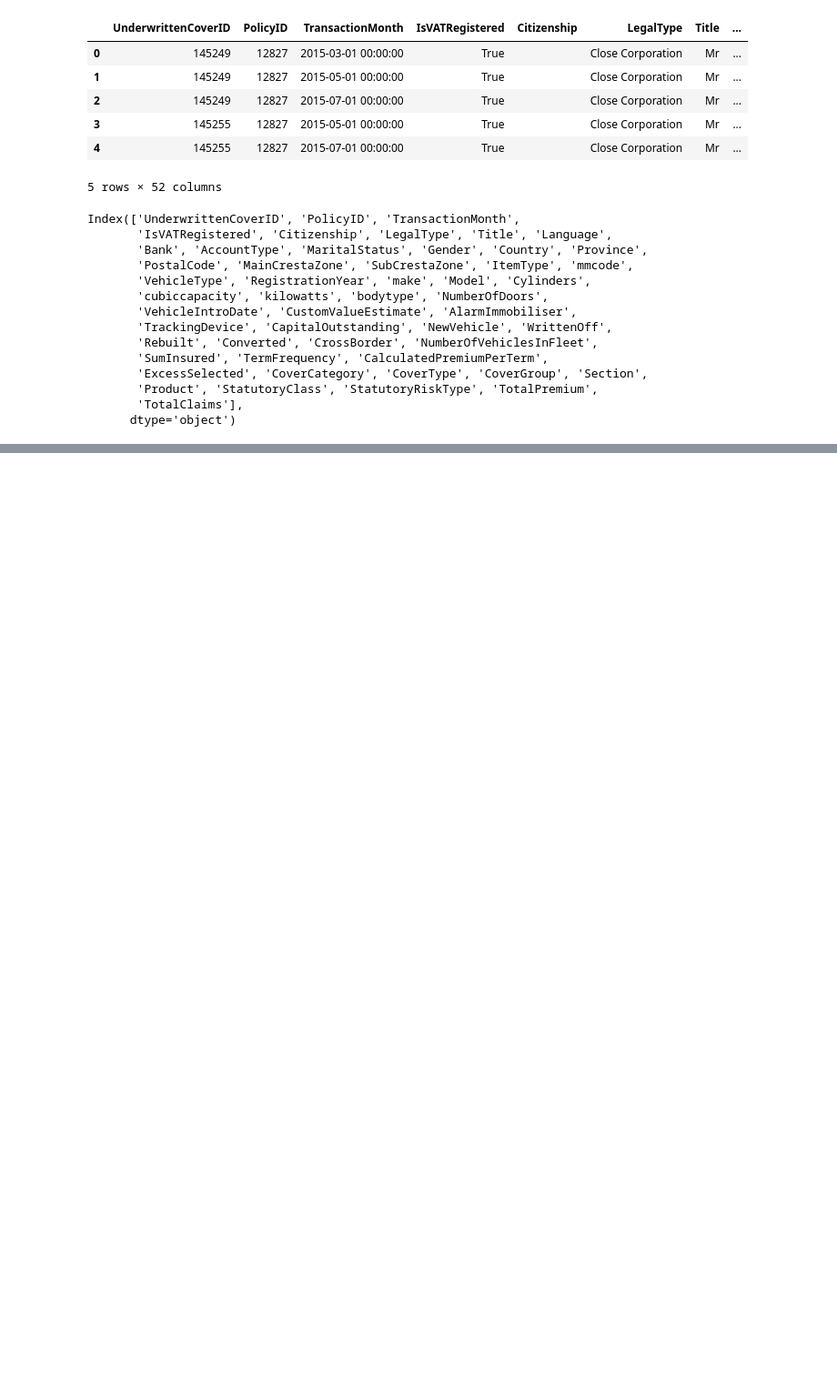
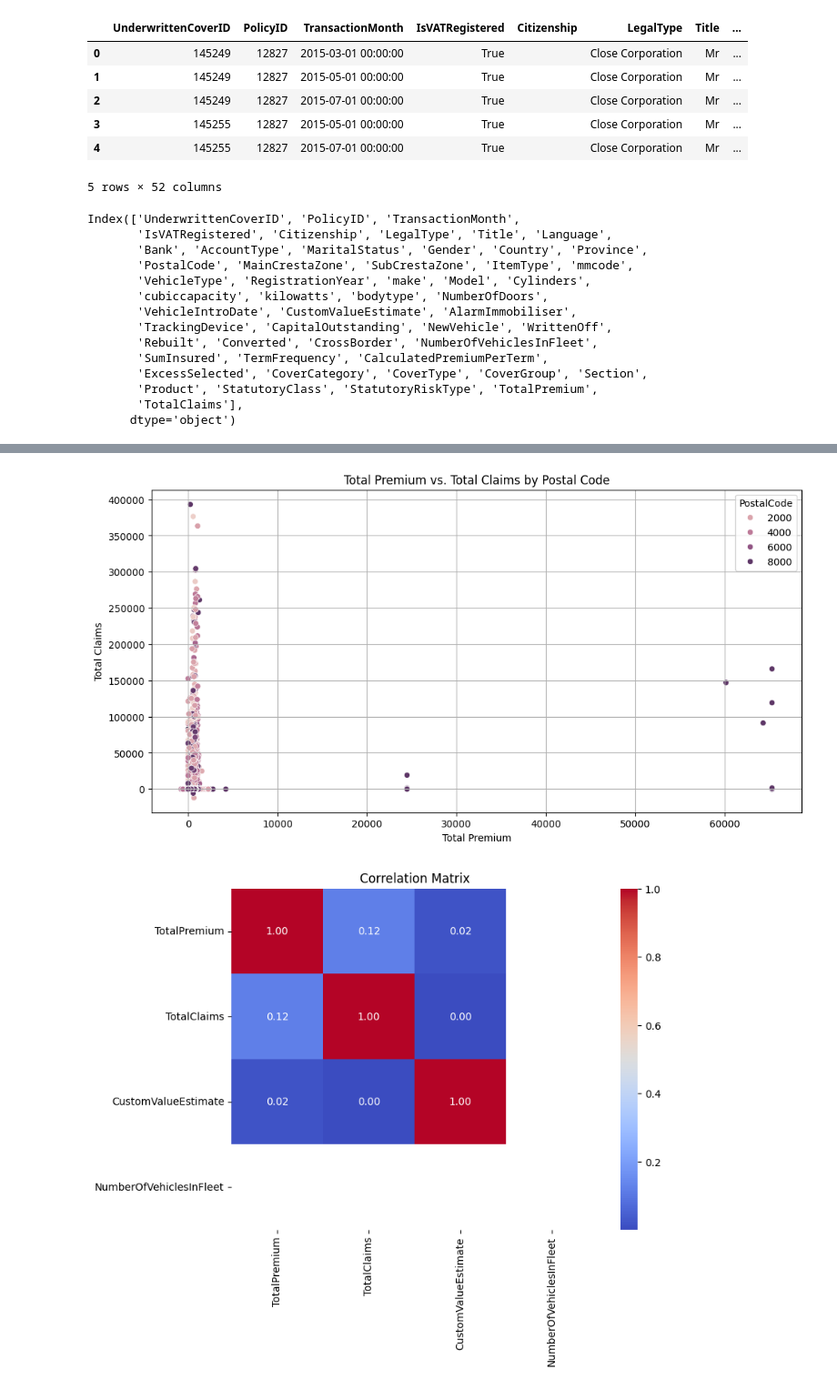
Before and after one commit to Gutema-1990/10_Academy_week3, a Jupyter notebook: data_preprocess.ipynb, the cells around one changed output, grey strips where cells are left out. Shown: that part at 91% size. Drawn from its saved outputs; the diff is of its cells as text; code cells hidden in the pictures; blank space fills up the shorter version.

```diff
--- a/data_preprocess.ipynb
+++ b/data_preprocess.ipynb
@@ -32,0 +148,19 @@ Index(['UnderwrittenCoverID', 'PolicyID', 'TransactionMonth',
+# %%
+# Scatter plot of TotalPremium vs. TotalClaims
+plt.figure(figsize=(12, 6))
+sns.scatterplot(x='TotalPremium', y='TotalClaims', hue='PostalCode', data=data_nan)
+plt.title('Total Premium vs. Total Claims by Postal Code')
+plt.xlabel('Total Premium')
+plt.ylabel('Total Claims')
+plt.grid(True)
+plt.show()
+
+# Correlation matrix heatmap
+correlation_matrix = data_nan[['TotalPremium', 'TotalClaims', 'CustomValueEstimate', 'NumberOfVehiclesInFleet']].corr()
+plt.figure(figsize=(8, 6))
+sns.heatmap(correlation_matrix, annot=True, cmap='coolwarm', fmt='.2f')
+plt.title('Correlation Matrix')
+plt.show()
+# %% [output]
+[figure, added]
+[figure, added]
```
Also changed, not shown: parts of 13 cells of this notebook.
